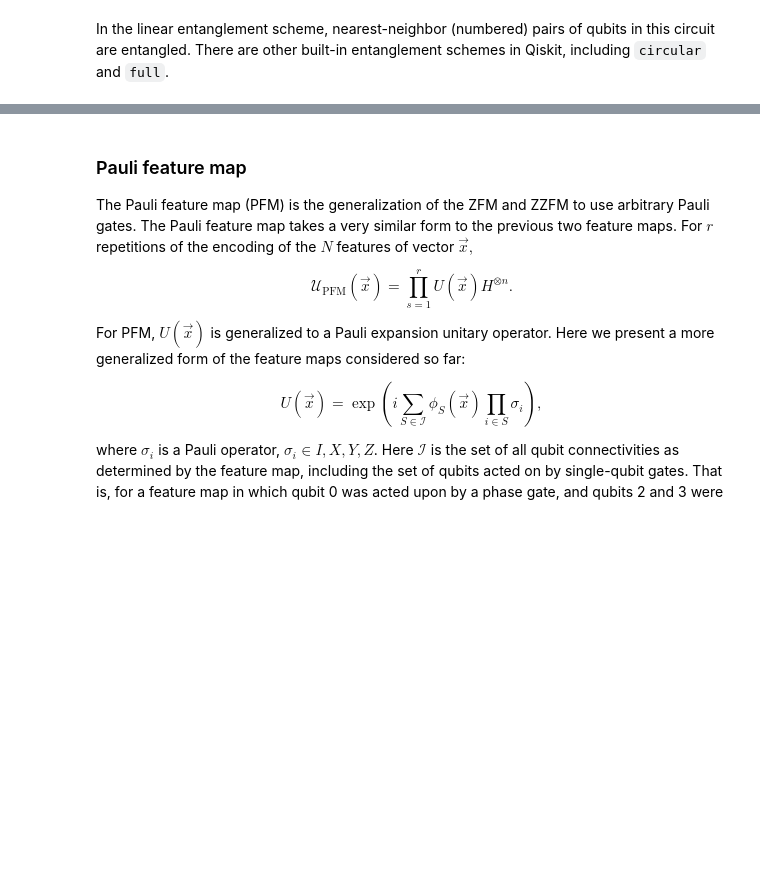
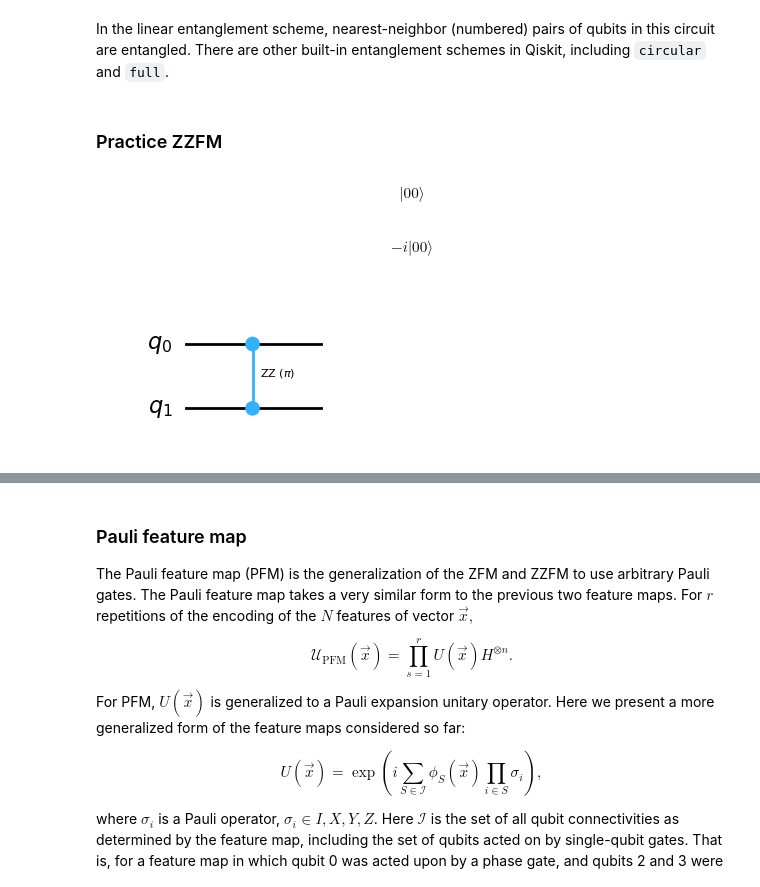
Before and after one commit to Virendra513/QML1, a Jupyter notebook: QML/data-encoding.ipynb, the cells around one changed output, grey strips where cells are left out. Saved outputs shown, nothing was run; the diff lists cells and outputs as text; code cells hidden in the pictures; blank space fills up the shorter version.

Commit message:
Updated code ZZFM

```diff
--- a/QML/data-encoding.ipynb
+++ b/QML/data-encoding.ipynb
@@ -1144,3 +1196,22 @@ zzfeature_map.decompose().draw("mpl", scale=1)
 <Image src="/learning/images/courses/quantum-machine-learning/data-encoding/extracted-outputs/979c765a-e3d8-4e3e-8e52-3f816203a934-0.avif" alt="Output of the previous code cell" />
 # %% [markdown]
 In the linear entanglement scheme, nearest-neighbor (numbered) pairs of qubits in this circuit are entangled. There are other built-in entanglement schemes in Qiskit, including `circular` and `full`.
+# %% [markdown]
+### Practice ZZFM
+# %%
+from qiskit import QuantumCircuit
+from qiskit.quantum_info import Statevector
+
+qc = QuantumCircuit(2)
+state1 = Statevector.from_instruction(qc)
+display(state1.draw("latex"))
+qc.draw("mpl", scale=1)
+
+qc.rzz(pi, 0, 1)
+state2 = Statevector.from_instruction(qc)
+display(state2.draw("latex"))
+qc.draw("mpl", scale=1)
+# %% [output]
+$$ |00\rangle$$
+$$- i |00\rangle$$
+[figure, added]
```
Also changed, not shown: parts of 9 cells of this notebook.
